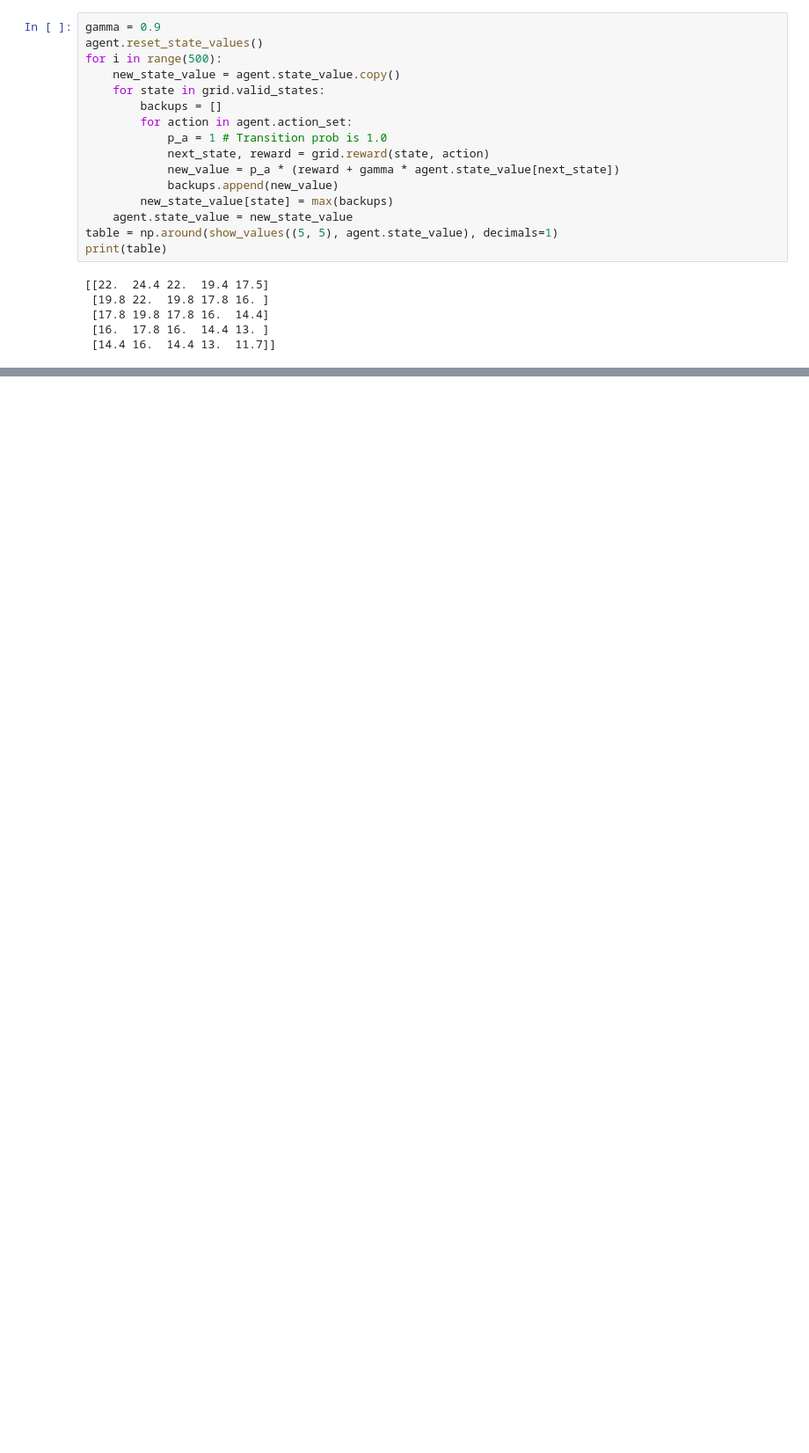
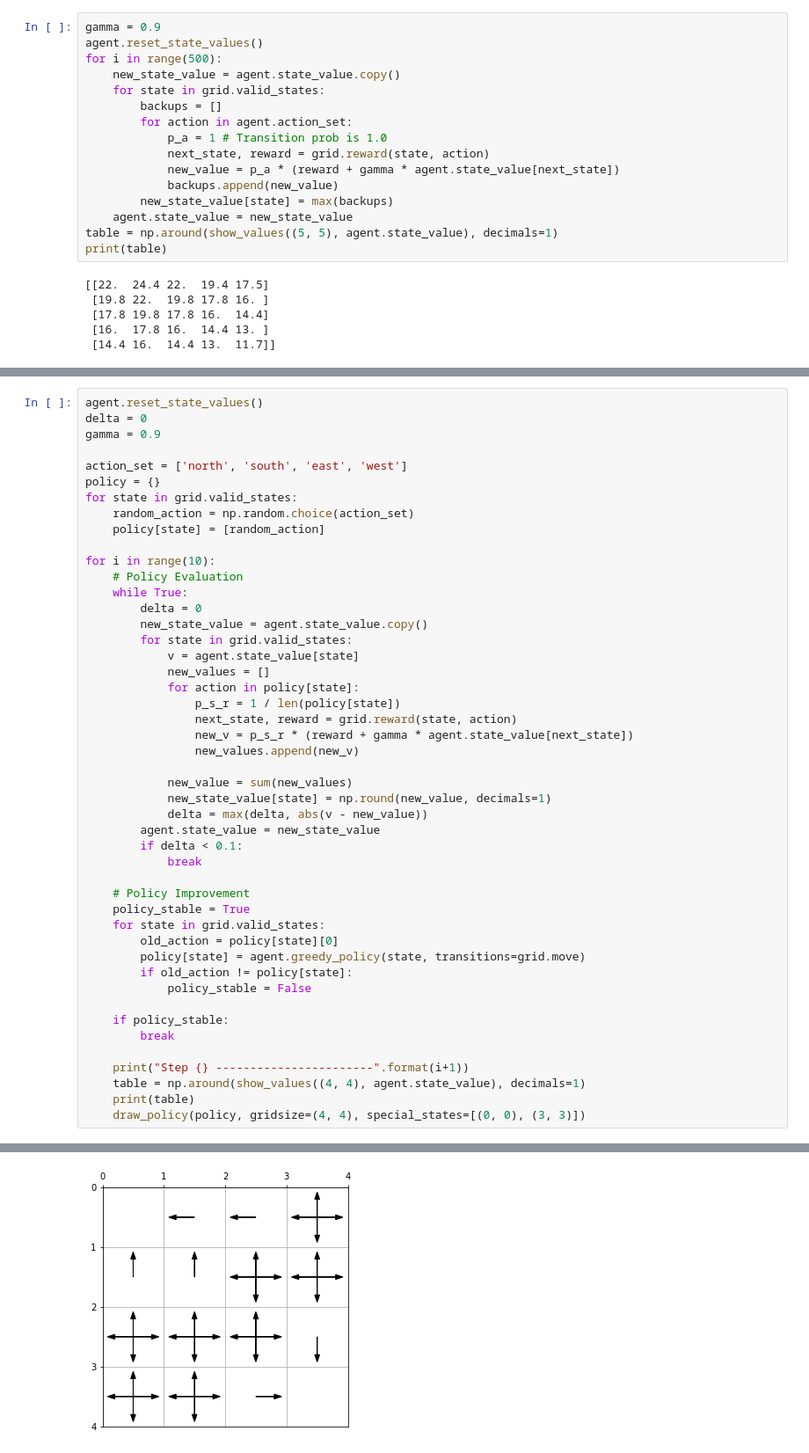
Before and after one commit to tanzeyy/reinforcement_learning, a Jupyter notebook: gridworld/grids.ipynb, the cells around one changed output, grey strips where cells are left out. Shown at 88% size. Saved outputs shown, nothing was run; the diff lists cells and outputs as text; blank space fills up the shorter version.

```diff
--- a/gridworld/grids.ipynb
+++ b/gridworld/grids.ipynb
@@ -79,0 +184,48 @@ print(table)
+# %%
+agent.reset_state_values()
+delta = 0
+gamma = 0.9
+
+action_set = ['north', 'south', 'east', 'west']
+policy = {}
+for state in grid.valid_states:
+    random_action = np.random.choice(action_set)
+    policy[state] = [random_action]
+
+for i in range(10):
+    # Policy Evaluation
+    while True:
+        delta = 0
+        new_state_value = agent.state_value.copy()
+        for state in grid.valid_states:
+            v = agent.state_value[state]
+            new_values = []
+            for action in policy[state]:
+                p_s_r = 1 / len(policy[state])
+                next_state, reward = grid.reward(state, action)
+                new_v = p_s_r * (reward + gamma * agent.state_value[next_state])
+                new_values.append(new_v)
+
+            new_value = sum(new_values)
+            new_state_value[state] = np.round(new_value, decimals=1)
+            delta = max(delta, abs(v - new_value))
+        agent.state_value = new_state_value
+        if delta < 0.1:
+            break
+
+    # Policy Improvement
+    policy_stable = True
+    for state in grid.valid_states:
+        old_action = policy[state][0]
+        policy[state] = agent.greedy_policy(state, transitions=grid.move)
+        if old_action != policy[state]:
+            policy_stable = False
+
+    if policy_stable:
+        break
+
+    print("Step {} -----------------------".format(i+1))
+    table = np.around(show_values((4, 4), agent.state_value), decimals=1)
+    print(table)
+    draw_policy(policy, gridsize=(4, 4), special_states=[(0, 0), (3, 3)])
+# %% [output]
@@ -79,0 +237 @@ print(table)
+[figure, added]
```
Also changed, not shown: parts of 15 cells of this notebook, 2 other files.
